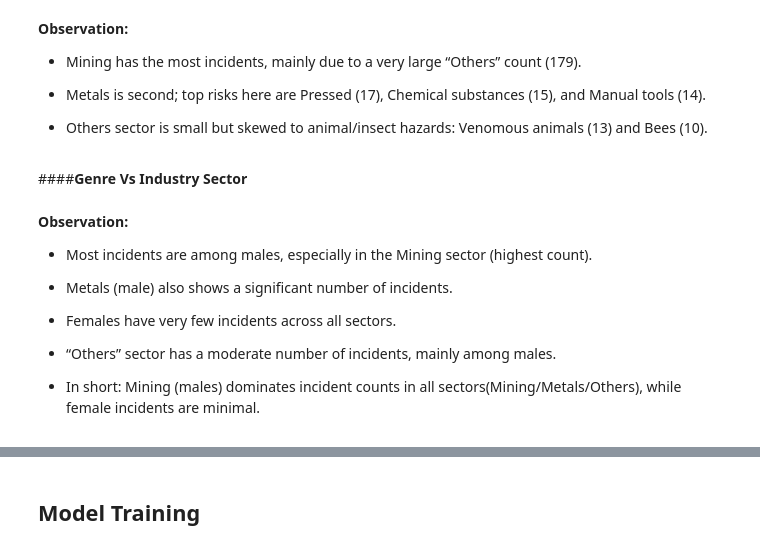
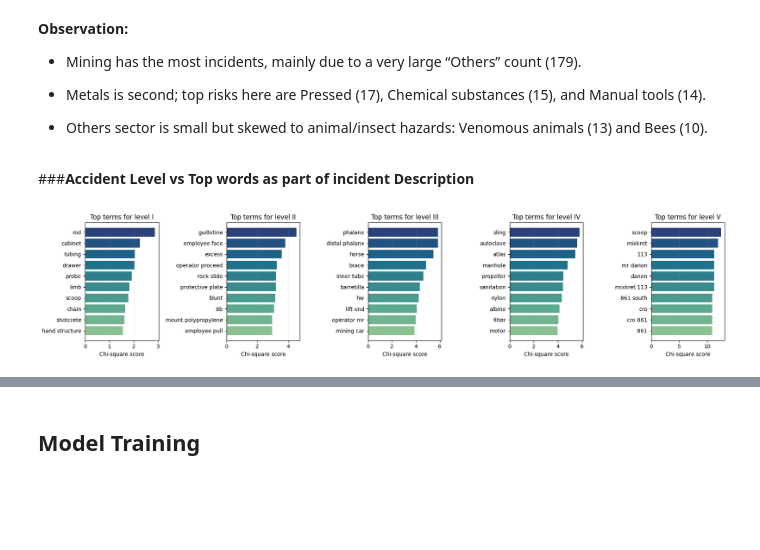
Before and after one commit to debosree1234/DeboSpringBoot, a Jupyter notebook: NLPChatbot.ipynb, the cells around one changed output, grey strips where cells are left out. Drawn from its saved outputs; the diff is of its cells as text; code cells hidden in the pictures; blank space fills up the shorter version.

```diff
--- a/NLPChatbot.ipynb
+++ b/NLPChatbot.ipynb
@@ -638,5 +1547,3 @@ industry_cr.style.background_gradient(cmap='Blues')
 * Metals is second; top risks here are Pressed (17), Chemical substances (15), and Manual tools (14).
 
 * Others sector is small but skewed to animal/insect hazards: Venomous animals (13) and Bees (10).
-# %% [markdown]
-####**Genre Vs Industry Sector**
@@ -661,13 +1550,31 @@ bars
-# %% [markdown]
-
-**Observation:**
-
-* Most incidents are among males, especially in the Mining sector (highest count).
-
-* Metals (male) also shows a significant number of incidents.
-
-* Females have very few incidents across all sectors.
-
-* “Others” sector has a moderate number of incidents, mainly among males.
-
-* In short: Mining (males) dominates incident counts in all sectors(Mining/Metals/Others), while female incidents are minimal.
+# %% [markdown]
+###**Accident Level vs Top words as part of incident Description**
+# %%
+
+level_order = ['I','II','III','IV','V']
+data_eda['Accident Level'] = pd.Categorical(data_eda['Accident Level'], categories=level_order, ordered=True)
+
+vec = TfidfVectorizer(stop_words='english', max_features=8000, ngram_range=(1,2))
+X = vec.fit_transform(df['final_cleaned_text'])
+feat_names = np.array(vec.get_feature_names_out())
+
+n_top = 10
+fig, axes = plt.subplots(1, len(level_order), figsize=(18,4), sharey=False)
+
+for i, lvl in enumerate(level_order):
+    y = (data_eda['Accident Level'] == lvl).astype(int).values
+    chi, _ = chi2(X, y)
+    idx = np.argsort(chi)[-n_top:]
+    top_feats = feat_names[idx]
+    top_scores = chi[idx]
+    order = np.argsort(top_scores)  # ascending for nicer horizontal bars
+
+    ax = axes[i]
+    ax.barh(top_feats[order], top_scores[order], color=sns.color_palette('crest', n_top))
+    ax.set_title(f'Top terms for level {lvl}')
+    ax.set_xlabel('Chi-square score'); ax.set_ylabel('')
+    ax.grid(axis='x', linestyle='--', alpha=0.3)
+
+plt.tight_layout(); plt.show()
+# %% [output]
+[figure, added]
```
Also changed, not shown: parts of 66 cells of this notebook.
